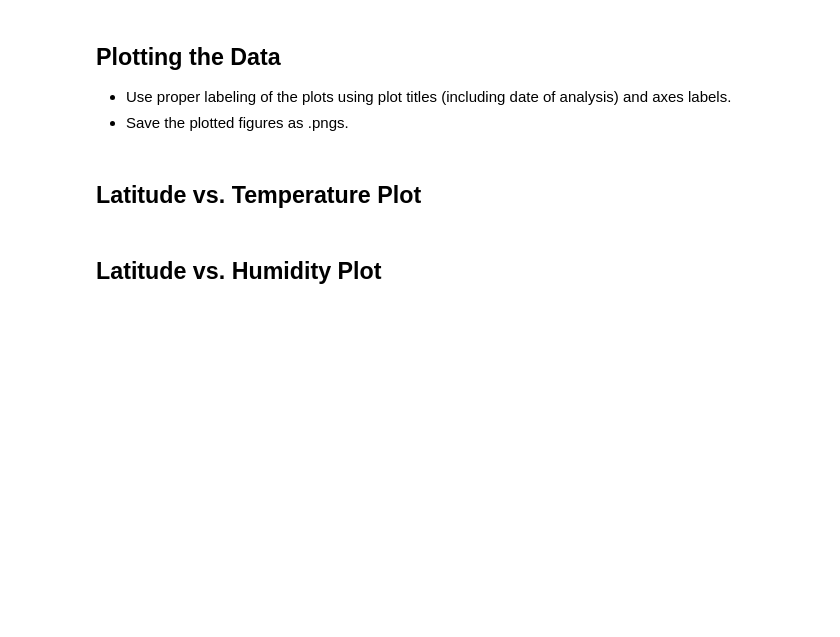
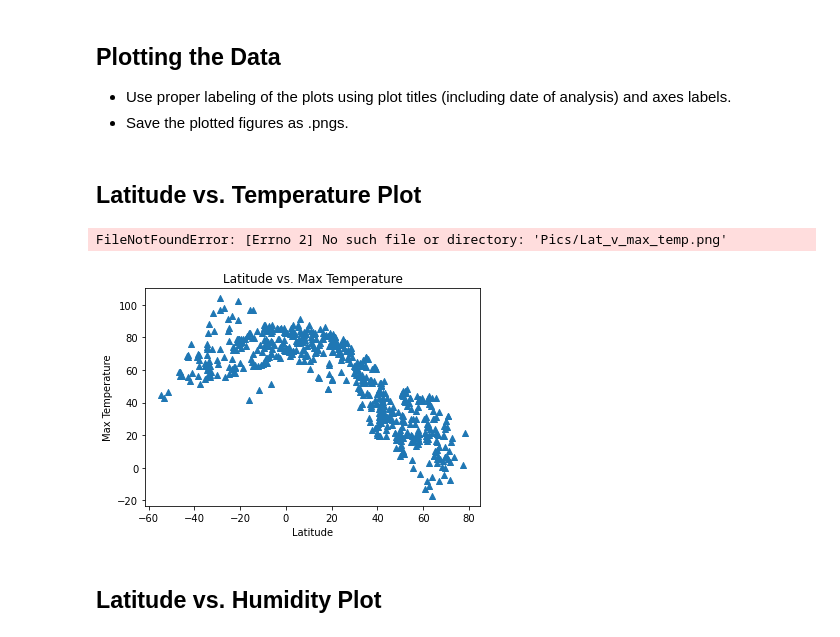
Before and after one commit to FLtoCOTransplant/api_challenge, a Jupyter notebook: weatherpy/WeatherPy.ipynb, the cells around one changed output. Cells and saved outputs as stored; diff of their text form; code cells hidden in the pictures; blank space fills up the shorter version.

```diff
--- a/weatherpy/WeatherPy.ipynb
+++ b/weatherpy/WeatherPy.ipynb
@@ -173,0 +131,17 @@ ParserError: Error tokenizing data. C error: Expected 9 fields in line 3, saw 10
+# %%
+# Create a dictionary to keep data
+weather_data = {
+     "City": cities_list,
+     "Cloudiness": cloudiness,
+     "Country": country,
+     "Date": date,
+     "Humidity": humidity,
+     "Lat": lat,
+     "Lng": lng,
+     "Max Temp": max_temp,
+     "Wind Speed": wind_speed
+ }
+# %%
+# Convert the dictionary into a dataframe and display
+cities_df = pd.DataFrame(weather_data)
+cities_df.head()
@@ -187,15 +171,18 @@ Skip this step if there are no cities that have humidity > 100%.
 # %% [markdown]
 ## Latitude vs. Temperature Plot
 # %%
-plt.scatter(cities_df["lat"], cities_df["temp_max"], marker = "^")
+plt.scatter(cities_df["Lat"], cities_df["Max Temp"], marker = "^")
 plt.title("Latitude vs. Max Temperature")
 plt.xlabel("Latitude")
 plt.ylabel("Max Temperature")
 
 plt.savefig("Pics/Lat_v_max_temp.png")
 plt.show()
 
 print("Conclusion")
+# %% [output]
+FileNotFoundError: [Errno 2] No such file or directory: 'Pics/Lat_v_max_temp.png'
+[figure, added]
 # %% [markdown]
 ## Latitude vs. Humidity Plot
 # %%
```
Also changed, not shown: parts of 7 cells of this notebook, 3 other files.
